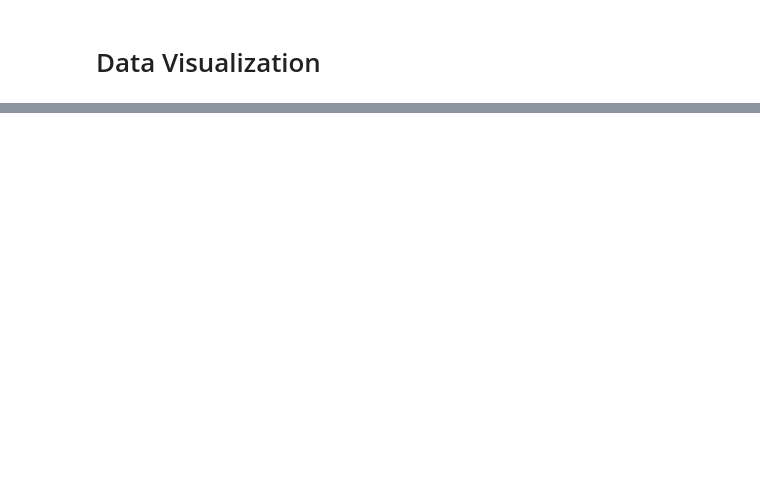
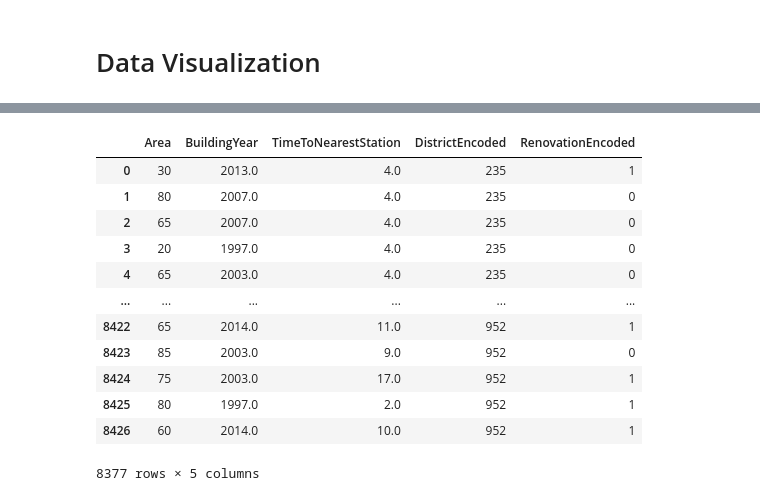
Before and after one commit to luuducquy0510/Housing_Chatbot, a Jupyter notebook: data_processing.ipynb, the cells around one changed output, grey strips where cells are left out. Cells and saved outputs as stored; diff of their text form; code cells hidden in the pictures; blank space fills up the shorter version.

```diff
--- a/data_processing.ipynb
+++ b/data_processing.ipynb
@@ -117,0 +156,28 @@ plt.show()
+# %%
+df.dropna(inplace=True)
+# Encode categorical columns
+
+le_district = LabelEncoder()
+
+df['DistrictEncoded'] = le_district.fit_transform(df['DistrictName'])
+df['RenovationEncoded'] = LabelEncoder().fit_transform(df['Renovation'])
+
+# Define features and target
+X = df[['Area', 'BuildingYear', 'TimeToNearestStation', 'DistrictEncoded', 'RenovationEncoded']]
+y = df['TradePrice']
+# %%
+X
+# %% [output]
+|  | Area | BuildingYear | TimeToNearestStation | DistrictEncoded | RenovationEncoded |
+| 0 | 30 | 2013.0 | 4.0 | 235 | 1 |
+| 1 | 80 | 2007.0 | 4.0 | 235 | 0 |
+| 2 | 65 | 2007.0 | 4.0 | 235 | 0 |
+| 3 | 20 | 1997.0 | 4.0 | 235 | 0 |
+| 4 | 65 | 2003.0 | 4.0 | 235 | 0 |
+| ... | ... | ... | ... | ... | ... |
+| 8422 | 65 | 2014.0 | 11.0 | 952 | 1 |
+| 8423 | 85 | 2003.0 | 9.0 | 952 | 0 |
+| 8424 | 75 | 2003.0 | 17.0 | 952 | 1 |
+| 8425 | 80 | 1997.0 | 2.0 | 952 | 1 |
+| 8426 | 60 | 2014.0 | 10.0 | 952 | 1 |
+8377 rows × 5 columns
```
Also changed, not shown: parts of 14 cells of this notebook, 6 other files.
